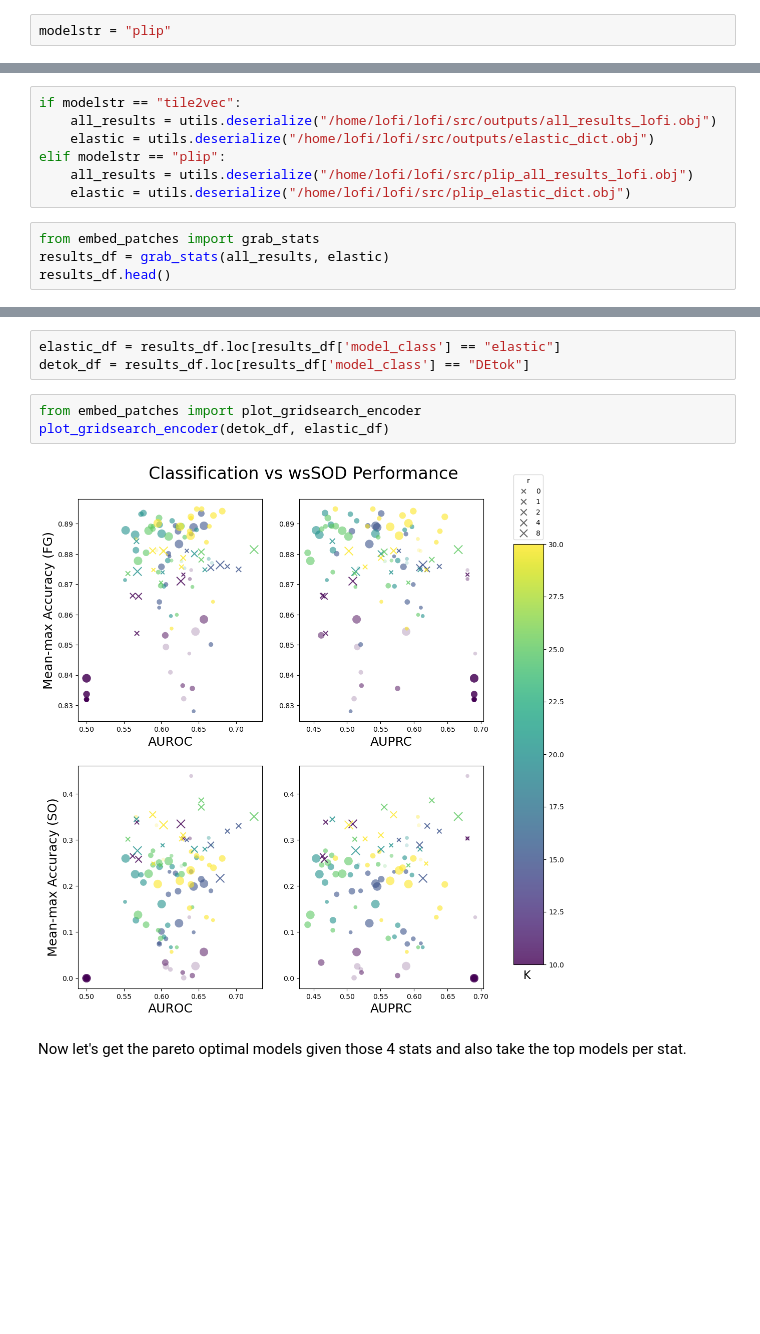
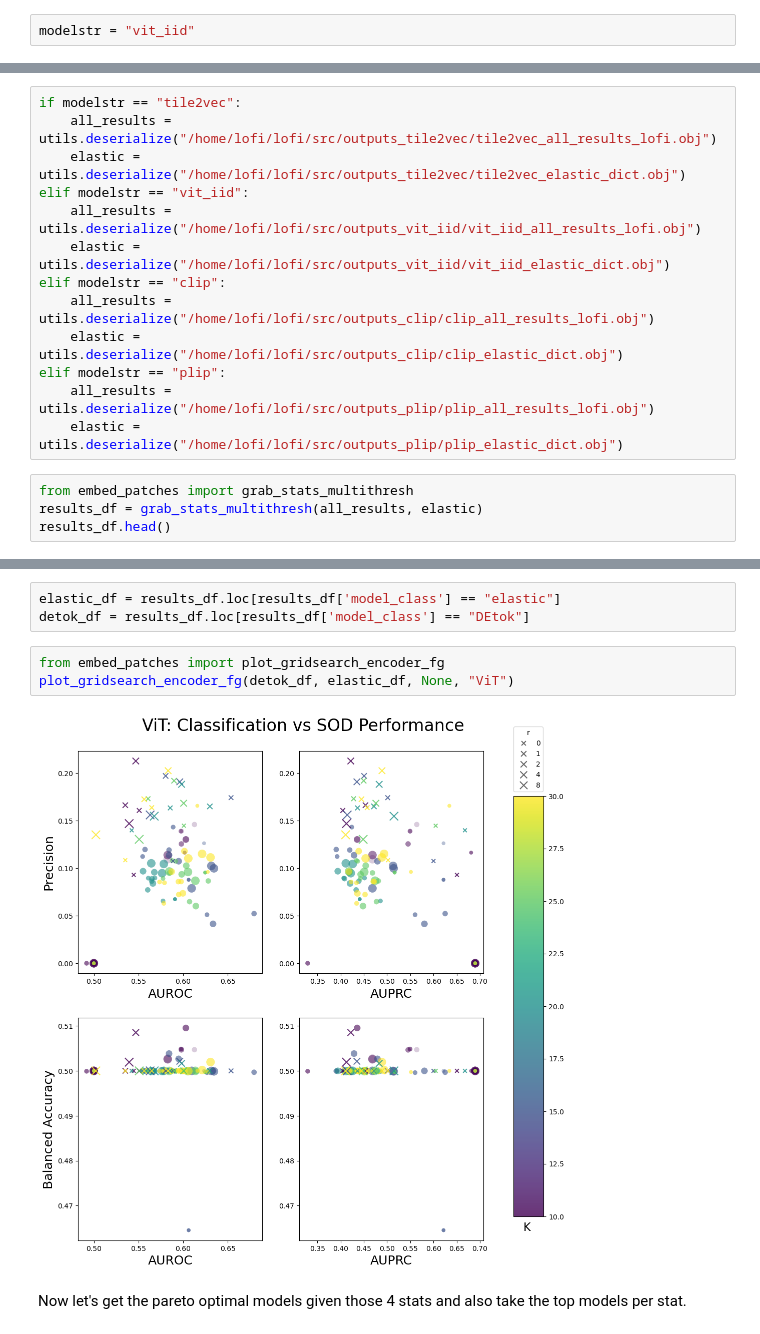
Before and after one commit to gmachiraju/lofi, a Jupyter notebook: src/Cam-Step3-LOFI.ipynb, the cells around one changed output, grey strips where cells are left out. Cells and saved outputs as stored; diff of their text form; blank space fills up the shorter version.

```diff
--- a/src/Cam-Step3-LOFI.ipynb
+++ b/src/Cam-Step3-LOFI.ipynb
@@ -5,7 +5,7 @@ We run a grid search over all hyperparameters to get a broad sense of instructiv
 %load_ext autoreload
 %autoreload 2
 # %%
-modelstr = "plip"
+modelstr = "vit_iid"
 # %%
 import utils
 from embed_patches import class_tfidf
@@ -64,13 +88,19 @@ Calculating tfidf for (K,r): 10 1
 We can now extract the relevant statistics and plot them
 # %%
 if modelstr == "tile2vec":
-    all_results = utils.deserialize("/home/lofi/lofi/src/outputs/all_results_lofi.obj")
-    elastic = utils.deserialize("/home/lofi/lofi/src/outputs/elastic_dict.obj")
+    all_results = utils.deserialize("/home/lofi/lofi/src/outputs_tile2vec/tile2vec_all_results_lofi.obj")
+    elastic = utils.deserialize("/home/lofi/lofi/src/outputs_tile2vec/tile2vec_elastic_dict.obj")
+elif modelstr == "vit_iid":
+    all_results = utils.deserialize("/home/lofi/lofi/src/outputs_vit_iid/vit_iid_all_results_lofi.obj")
+    elastic = utils.deserialize("/home/lofi/lofi/src/outputs_vit_iid/vit_iid_elastic_dict.obj")
+elif modelstr == "clip":
+    all_results = utils.deserialize("/home/lofi/lofi/src/outputs_clip/clip_all_results_lofi.obj")
+    elastic = utils.deserialize("/home/lofi/lofi/src/outputs_clip/clip_elastic_dict.obj")
 elif modelstr == "plip":
-    all_results = utils.deserialize("/home/lofi/lofi/src/plip_all_results_lofi.obj")
-    elastic = utils.deserialize("/home/lofi/lofi/src/plip_elastic_dict.obj")
+    all_results = utils.deserialize("/home/lofi/lofi/src/outputs_plip/plip_all_results_lofi.obj")
+    elastic = utils.deserialize("/home/lofi/lofi/src/outputs_plip/plip_elastic_dict.obj")
 # %%
-from embed_patches import grab_stats
-results_df = grab_stats(all_results, elastic)
+from embed_patches import grab_stats_multithresh
+results_df = grab_stats_multithresh(all_results, elastic)
 results_df.head()
 # %% [output]
@@ -84,10 +114,10 @@ results_df.head()
 elastic_df = results_df.loc[results_df['model_class'] == "elastic"]
 detok_df = results_df.loc[results_df['model_class'] == "DEtok"]
 # %%
-from embed_patches import plot_gridsearch_encoder
-plot_gridsearch_encoder(detok_df, elastic_df)
+from embed_patches import plot_gridsearch_encoder_fg
+plot_gridsearch_encoder_fg(detok_df, elastic_df, None, "ViT")
 # %% [output]
-[figure, old version]
+[figure, new version]
 # %% [markdown]
 Now let's get the pareto optimal models given those 4 stats and also take the top models per stat.
 # %%
```
Also changed, not shown: parts of 12 cells of this notebook, 19 other files.
